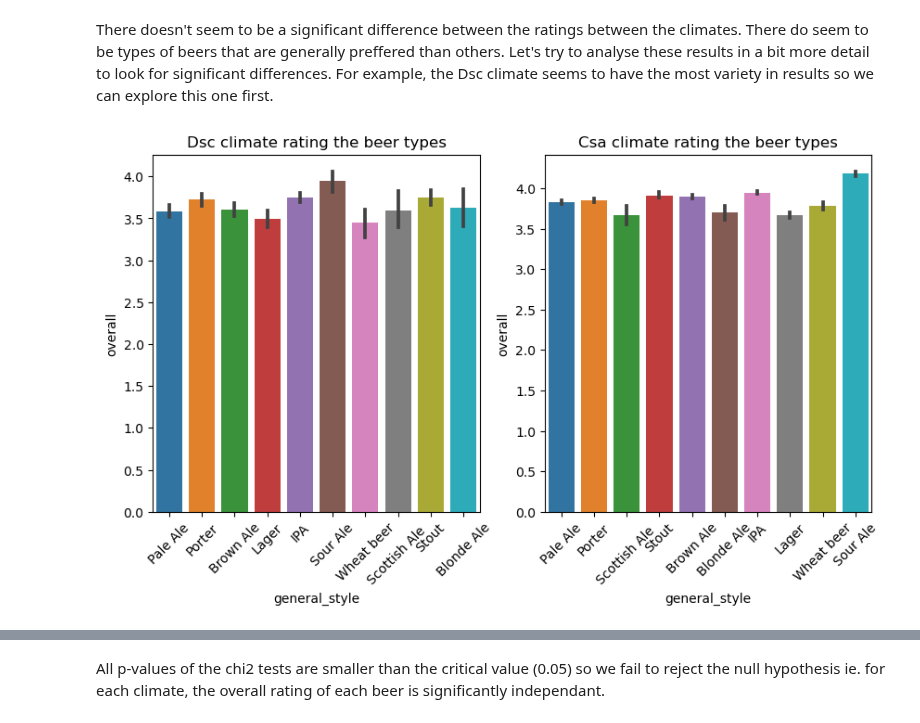
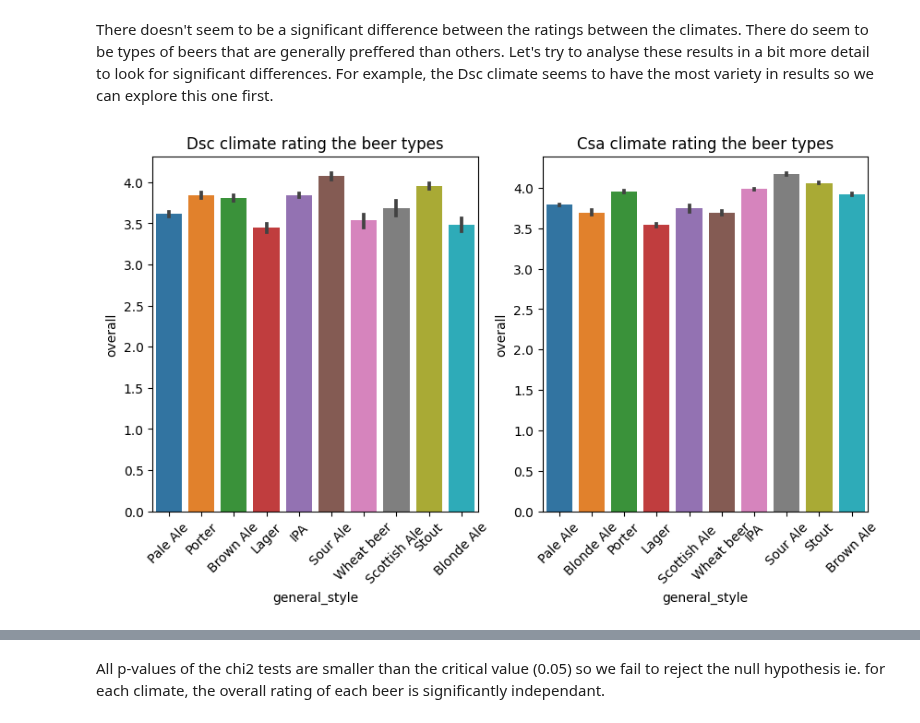
Before and after one commit to epfl-ada/ada-2023-project-riskybiscuits, a Jupyter notebook: styles_analysis.ipynb, the cells around one changed output, grey strips where cells are left out. Saved outputs shown, nothing was run; the diff lists cells and outputs as text; code cells hidden in the pictures.

```diff
--- a/styles_analysis.ipynb
+++ b/styles_analysis.ipynb
@@ -86,10 +21,12 @@ us_users_ratings["climate_temperature"] = us_users_ratings["climate"].map(climat
+# %%
+us_users_ratings = pd.read_csv("data/us_users_ratings.csv", compression="gzip")
 # %%
-#keep only the beers which have an abv between 0 and 95% (to remove outliers)
+# #keep only the beers which have an abv between 0 and 95% (to remove outliers)
 
-quantile_5 = us_users_ratings["abv"].quantile(0.05)
-quantile_95 = us_users_ratings["abv"].quantile(0.95)
+# quantile_5 = us_users_ratings["abv"].quantile(0.05)
+# quantile_95 = us_users_ratings["abv"].quantile(0.95)
 
-print("Shape before filtering:", us_users_ratings.shape)
-#us_abv_ratings = us_users_ratings[(us_users_ratings["abv"] > quantile_5) & (us_users_ratings["abv"] < quantile_95)]
-us_users_ratings = us_users_ratings[(us_users_ratings["abv"] > quantile_5) & (us_users_ratings["abv"] < quantile_95)]
-print("Shape after filtering:", us_users_ratings.shape)
+# print("Shape before filtering:", us_users_ratings.shape)
+# #us_abv_ratings = us_users_ratings[(us_users_ratings["abv"] > quantile_5) & (us_users_ratings["abv"] < quantile_95)]
+# us_users_ratings = us_users_ratings[(us_users_ratings["abv"] > quantile_5) & (us_users_ratings["abv"] < quantile_95)]
+# print("Shape after filtering:", us_users_ratings.shape)
@@ -207,19 +163,29 @@ There doesn't seem to be a significant difference between the ratings between th
 # %%
 # view the average rating per beer type in Dsc and Csa
 
-fig, (ax0,ax1) = plt.subplots(1,2,figsize=(10,5))
+fig, (ax0, ax1) = plt.subplots(1, 2, figsize=(10, 5))
 
-plot_1 = sns.barplot(x='general_style', y='overall', data=us_users_ratings[us_users_ratings['climate']=='Dsc'], ax = ax0)
+plot_1 = sns.barplot(
+    x="general_style",
+    y="overall",
+    data=us_users_ratings[us_users_ratings["climate"] == "Dsc"],
+    ax=ax0,
+)
 plot_1.set_xticklabels(plot_1.get_xticklabels(), rotation=45)
-plot_1.set_title('Dsc climate rating the beer types')
+plot_1.set_title("Dsc climate rating the beer types")
 
-plot_2 = sns.barplot(x='general_style', y='overall', data=us_users_ratings[us_users_ratings['climate']=='Csa'], ax = ax1)
+plot_2 = sns.barplot(
+    x="general_style",
+    y="overall",
+    data=us_users_ratings[us_users_ratings["climate"] == "Csa"],
+    ax=ax1,
+)
 plot_2.set_xticklabels(plot_2.get_xticklabels(), rotation=45)
-plot_2.set_title('Csa climate rating the beer types')
+plot_2.set_title("Csa climate rating the beer types")
 
 plt.show()
 # %% [output]
-[figure, old version]
+[figure, new version]
 # %%
 # For each climate, performe a chi2 test on the overall rating and the general style
 # H0: the two variables are independent
```
Also changed, not shown: parts of 26 cells of this notebook.
